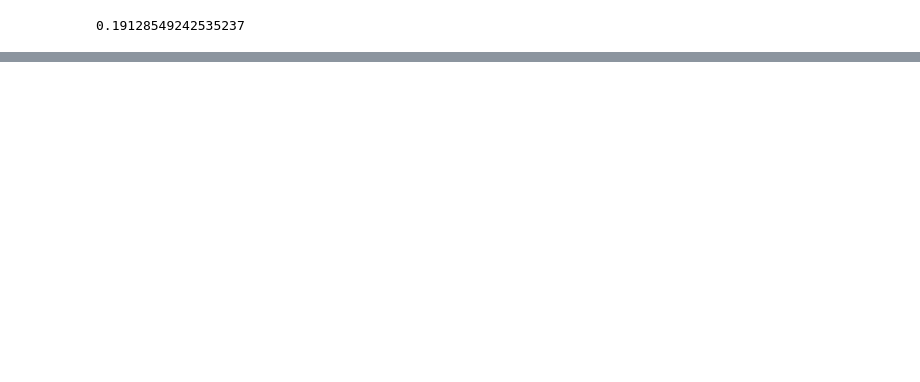
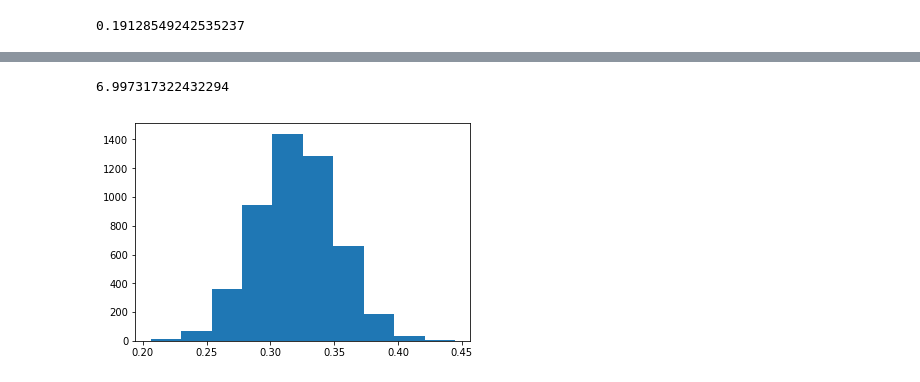
Before and after one commit to swang13/stack-overflow-survey, a Jupyter notebook: stack-overflow-survey-analysis.ipynb, the cells around one changed output, grey strips where cells are left out. Drawn from its saved outputs; the diff is of its cells as text; code cells hidden in the pictures; blank space fills up the shorter version.

Commit message:
Adding hypothesis test for job satisfaction

```diff
--- a/stack-overflow-survey-analysis.ipynb
+++ b/stack-overflow-survey-analysis.ipynb
@@ -96,0 +107,27 @@ df_wfh['WorkFromHome'].mean()
+# %%
+df_wfh_js = df_wfh.dropna(subset=['JobSatisfaction'])
+df_wfh_js = df_wfh_js[df_wfh_js.columns[df_wfh_js.columns.isin(['Respondent','JobSatisfaction', 'WorkFromHome'])]]
+# %%
+df_wfh_js['JobSatisfaction'].mean()
+# %% [output]
+6.997317322432294
+# %%
+# Create a sampling distribution of the difference in proportions
+# with bootstrapping
+diffs = []
+size = df_wfh_js.shape[0]
+for _ in range(5000):
+    b_samp = df_wfh_js.sample(size, replace=True)
+    wfh_df = b_samp.query('WorkFromHome == 1')
+    not_wfh_df = b_samp.query('WorkFromHome == 0')
+    wfh_js = wfh_df['JobSatisfaction'].mean()
+    not_wfh_js = not_wfh_df['JobSatisfaction'].mean()
+    diffs.append(wfh_js - not_wfh_js)
+# %%
+# Convert to numpy array
+diffs = np.array(diffs)
+
+# Plot sampling distribution
+plt.hist(diffs);
+# %% [output]
+[figure, added]
```
Also changed, not shown: parts of 6 cells of this notebook.
